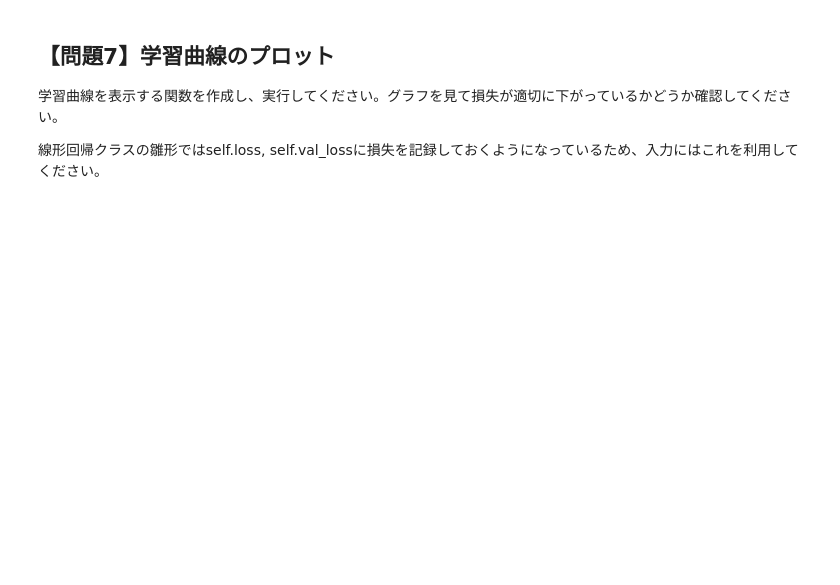
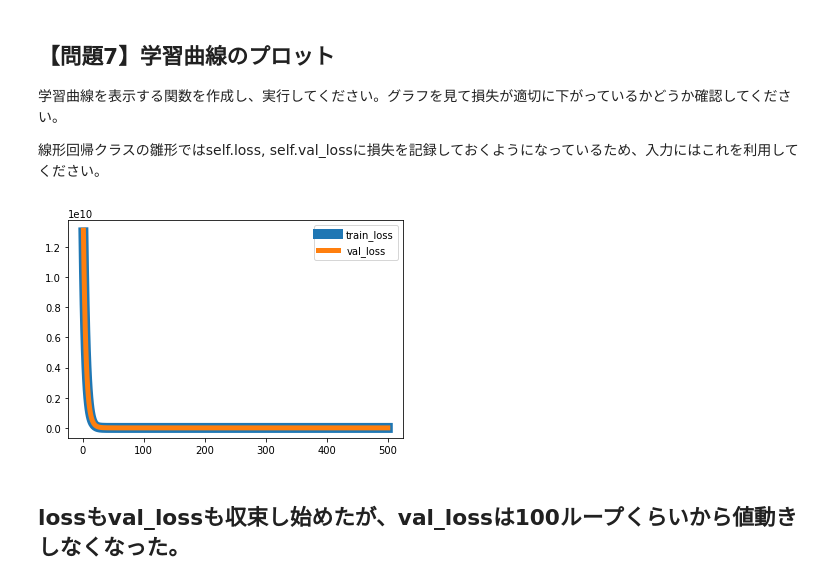
Before and after one commit to adachione/diveintocode-ml, a Jupyter notebook: Sprint/Sprint_機械学習スクラッチ_線形回帰.ipynb, the cells around one changed output. Drawn from its saved outputs; the diff is of its cells as text; code cells hidden in the pictures; blank space fills up the shorter version.

```diff
--- a/Sprint/Sprint_機械学習スクラッチ_線形回帰.ipynb
+++ b/Sprint/Sprint_機械学習スクラッチ_線形回帰.ipynb
@@ -547,3 +564,10 @@ print(y_test.shape)
 (365, 1)
 # %% [markdown]
 ## 標準化せずに実行
+# %%
+scr_lr = ScratchLinearRegression(num_iter=100,
+                                 lr=0.01,
+                                 no_bias = False,
+                                 verbose=True)
+
+scr_lr.fit(X_train, y_train, X_test, y_test)
@@ -564,0 +639,7 @@ array([-2021422.10210011])
+# %%
+scr_lr = ScratchLinearRegression(num_iter=500,
+                                 lr=0.01,
+                                 no_bias = False,
+                                 verbose=True)
+
+scr_lr.fit(X_train_scaler, y_train, X_test_scaler, y_test)
@@ -568,3 +667,16 @@ array([-2021422.10210011])
 
 
 線形回帰クラスの雛形ではself.loss, self.val_lossに損失を記録しておくようになっているため、入力にはこれを利用してください。
+# %%
+# 描画
+x = np.arange(1, len(scr_lr.loss)+1)
+
+plt.plot(x, scr_lr.loss, label="train_loss", linewidth=10)
+plt.plot(x, scr_lr.val_loss, label="val_loss", linewidth=5)
+
+plt.legend()
+plt.show()
+# %% [output]
+[figure, added]
+# %% [markdown]
+## lossもval_lossも収束し始めたが、val_lossは100ループくらいから値動きしなくなった。
```
Also changed, not shown: parts of 27 cells of this notebook.
